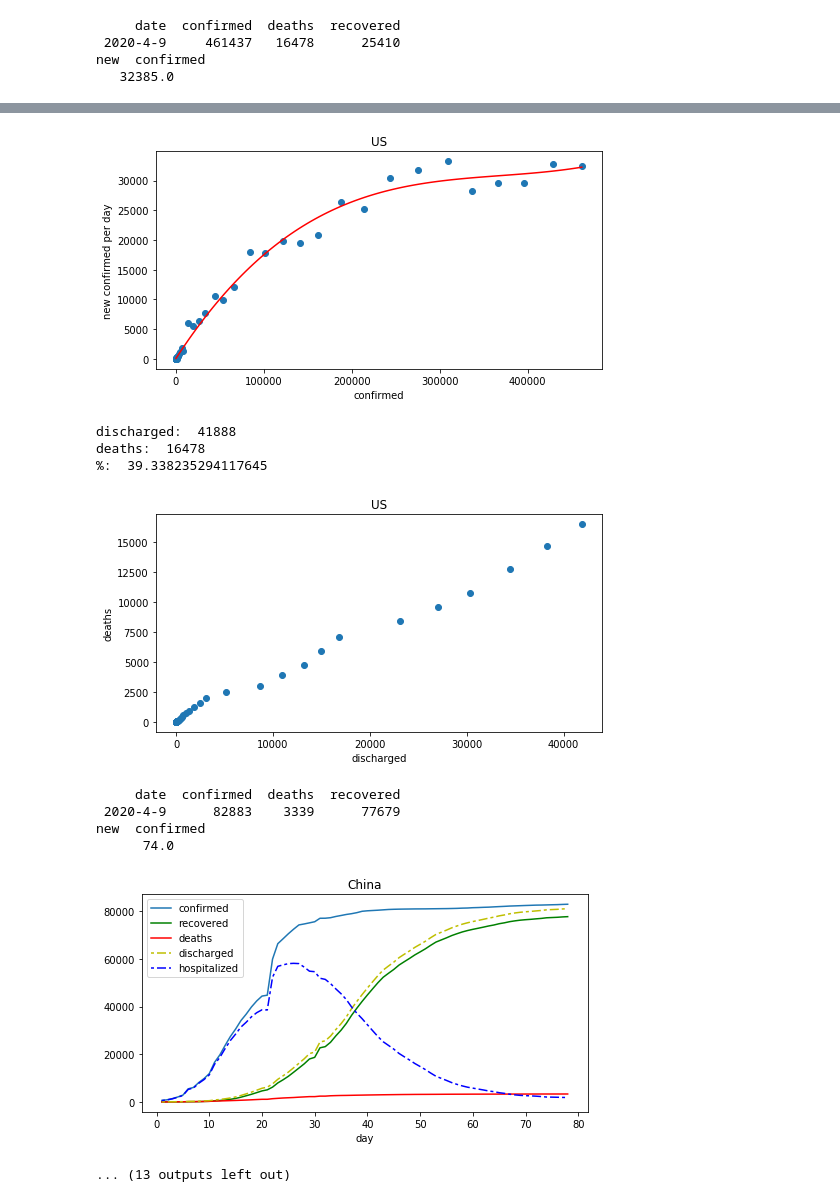
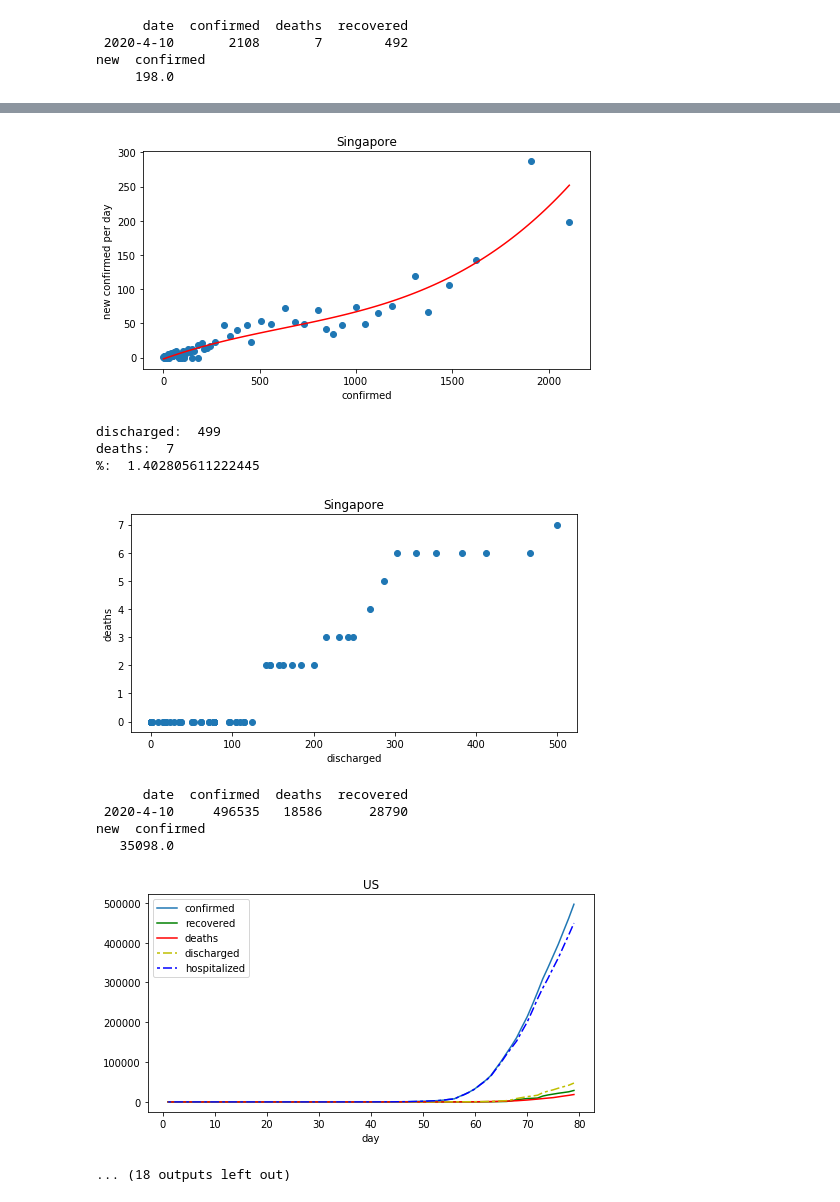
Before and after one commit to chartchuo/notebook, a Jupyter notebook: covid-19/covid-19-share.ipynb, the cells around one changed output, grey strips where cells are left out. Saved outputs shown, nothing was run; the diff lists cells and outputs as text; code cells hidden in the pictures.

```diff
--- a/covid-19/covid-19-share.ipynb
+++ b/covid-19/covid-19-share.ipynb
@@ -47,6 +47,6 @@ def plot_country(country):
     plt.ylabel('deaths')
     plt.show()
 # %%
-for c in ['Thailand','US','China','Italy','Spain']:
+for c in ['Thailand','Singapore','US','China','Italy','Spain']:
     plot_country(c)
 # %% [output]
@@ -63,4 +63,4 @@ deaths:  32
-     date  confirmed  deaths  recovered
- 2020-4-9     461437   16478      25410
+      date  confirmed  deaths  recovered
+ 2020-4-10       2108       7        492
 new  confirmed
-   32385.0
+     198.0
@@ -68,11 +68,11 @@ new  confirmed
-[figure, old version]
+[figure, new version]
-discharged:  41888
-deaths:  16478
-%:  39.338235294117645
+discharged:  499
+deaths:  7
+%:  1.402805611222445
-[figure, old version]
+[figure, new version]
-     date  confirmed  deaths  recovered
- 2020-4-9      82883    3339      77679
+      date  confirmed  deaths  recovered
+ 2020-4-10     496535   18586      28790
 new  confirmed
-      74.0
+   35098.0
-[figure, old version]
+[figure, new version]
-... (13 outputs left out)
+... (18 outputs left out)
```
Also changed, not shown: parts of 1 cell of this notebook.
